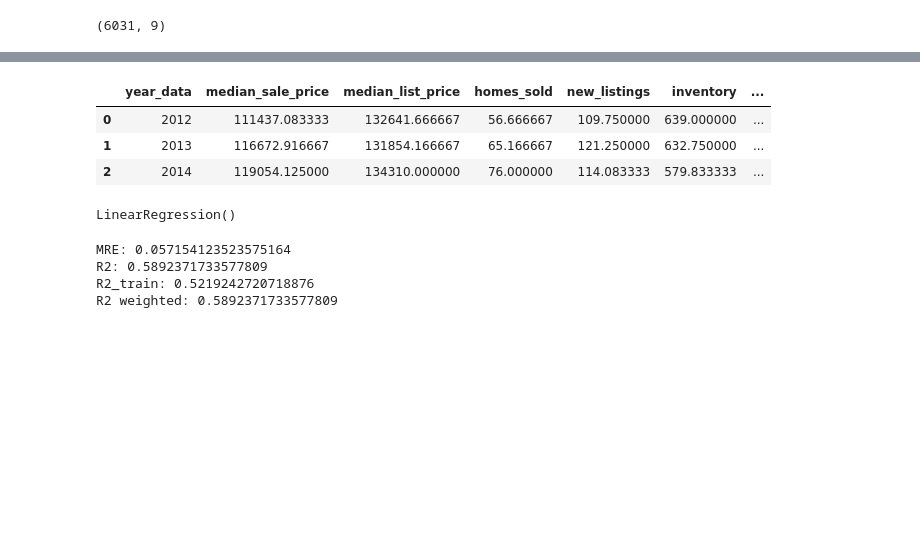
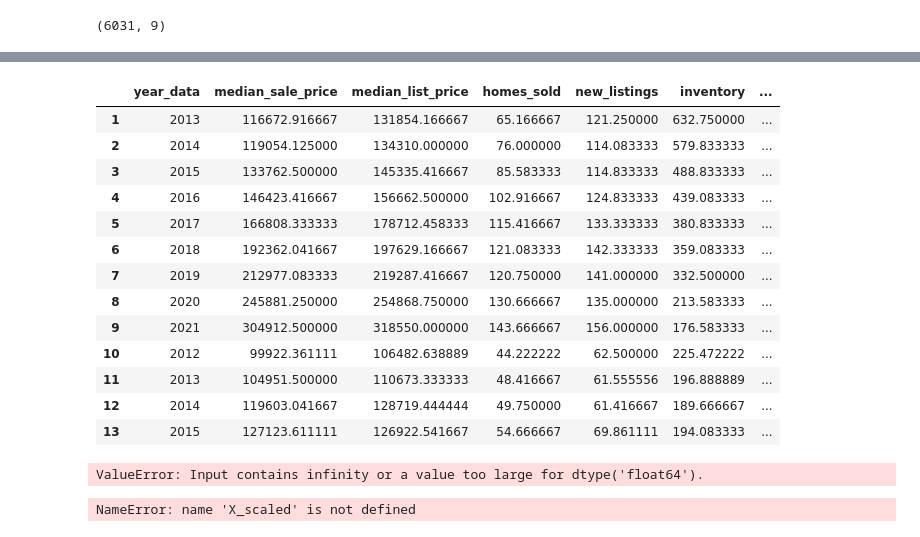
Before and after one commit to laurenweiner/GW-Bootcamp-Project, a Jupyter notebook: metro_market_tracker.ipynb, the cells around one changed output, grey strips where cells are left out. Drawn from its saved outputs; the diff is of its cells as text; code cells hidden in the pictures; blank space fills up the shorter version.

```diff
--- a/metro_market_tracker.ipynb
+++ b/metro_market_tracker.ipynb
@@ -74,8 +126,0 @@ metro_market_tracker['sold_above_list'].plot().hist
-# %%
-df = metro_market_tracker.drop(columns = ["state_name"])
-df.head(3)
-# %% [output]
-|  | year_data | median_sale_price | median_list_price | homes_sold | new_listings | inventory | ... |
-| 0 | 2012 | 111437.083333 | 132641.666667 | 56.666667 | 109.750000 | 639.000000 | ... |
-| 1 | 2013 | 116672.916667 | 131854.166667 | 65.166667 | 121.250000 | 632.750000 | ... |
-| 2 | 2014 | 119054.125000 | 134310.000000 | 76.000000 | 114.083333 | 579.833333 | ... |
@@ -104,5 +126,0 @@ X_train, X_test, y_train, y_test = train_test_split(X_scaled, y, test_size = 0.2
-# %%
-regr = LinearRegression()
-regr.fit(X_test, y_test)
-# %% [output]
-LinearRegression()
@@ -112,11 +127,18 @@ pred_train = regr.predict(X_train)
-# %%
-from sklearn.metrics import mean_absolute_error, r2_score
-print("MRE: " + str( mean_absolute_error(y_test, pred)))
-print("R2: " + str(r2_score(y_test, pred)))
-print("R2_train: " + str(r2_score(y_train, pred_train)))
-print("R2 weighted: " + str(r2_score(y_test, pred, multioutput='variance_weighted')))
-# %% [output]
-MRE: 0.057154123523575164
-R2: 0.5892371733577809
-R2_train: 0.5219242720718876
-R2 weighted: 0.5892371733577809
+# %%
+df = metro_market_tracker.drop(columns = ["state_name"])
+df.head(13)
+# %% [output]
+|  | year_data | median_sale_price | median_list_price | homes_sold | new_listings | inventory | ... |
+| 1 | 2013 | 116672.916667 | 131854.166667 | 65.166667 | 121.250000 | 632.750000 | ... |
+| 2 | 2014 | 119054.125000 | 134310.000000 | 76.000000 | 114.083333 | 579.833333 | ... |
+| 3 | 2015 | 133762.500000 | 145335.416667 | 85.583333 | 114.833333 | 488.833333 | ... |
+| 4 | 2016 | 146423.416667 | 156662.500000 | 102.916667 | 124.833333 | 439.083333 | ... |
+| 5 | 2017 | 166808.333333 | 178712.458333 | 115.416667 | 133.333333 | 380.833333 | ... |
+| 6 | 2018 | 192362.041667 | 197629.166667 | 121.083333 | 142.333333 | 359.083333 | ... |
+| 7 | 2019 | 212977.083333 | 219287.416667 | 120.750000 | 141.000000 | 332.500000 | ... |
+| 8 | 2020 | 245881.250000 | 254868.750000 | 130.666667 | 135.000000 | 213.583333 | ... |
+| 9 | 2021 | 304912.500000 | 318550.000000 | 143.666667 | 156.000000 | 176.583333 | ... |
+| 10 | 2012 | 99922.361111 | 106482.638889 | 44.222222 | 62.500000 | 225.472222 | ... |
+| 11 | 2013 | 104951.500000 | 110673.333333 | 48.416667 | 61.555556 | 196.888889 | ... |
+| 12 | 2014 | 119603.041667 | 128719.444444 | 49.750000 | 61.416667 | 189.666667 | ... |
+| 13 | 2015 | 127123.611111 | 126922.541667 | 54.666667 | 69.861111 | 194.083333 | ... |
@@ -122,0 +149,14 @@ R2 weighted: 0.5892371733577809
+# %%
+from sklearn.preprocessing import StandardScaler
+data_scaler = StandardScaler()
+X_scaled = data_scaler.fit_transform(X)
+y_scaled = data_scaler.fit_transform(y.reshape(-1, 1))
+# %% [output]
+ValueError: Input contains infinity or a value too large for dtype('float64').
+# %%
+# Using Skicit-learn to split data into training and testing sets
+from sklearn.model_selection import train_test_split
+# Split the data into training and testing sets
+X_train, X_test, y_train, y_test = train_test_split(X_scaled, y, test_size = 0.25, random_state = 42)
+# %% [output]
+NameError: name 'X_scaled' is not defined
```
Also changed, not shown: parts of 28 cells of this notebook.
